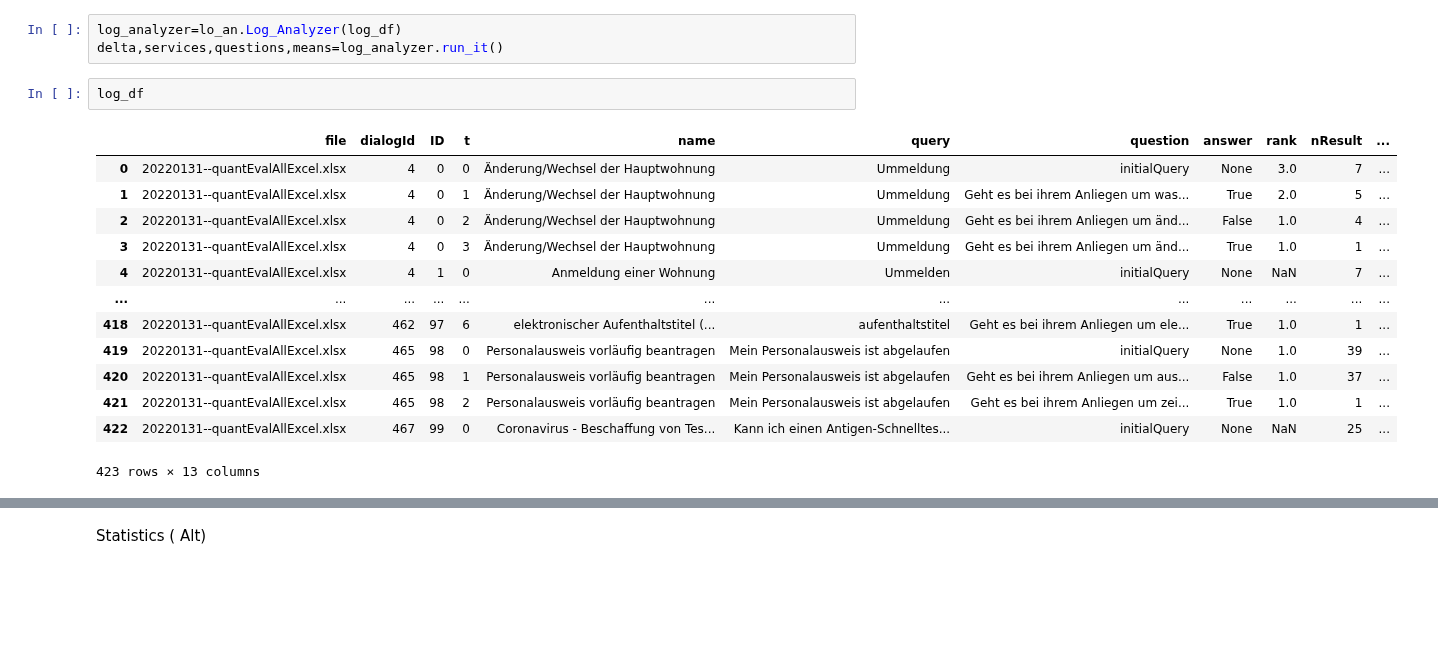
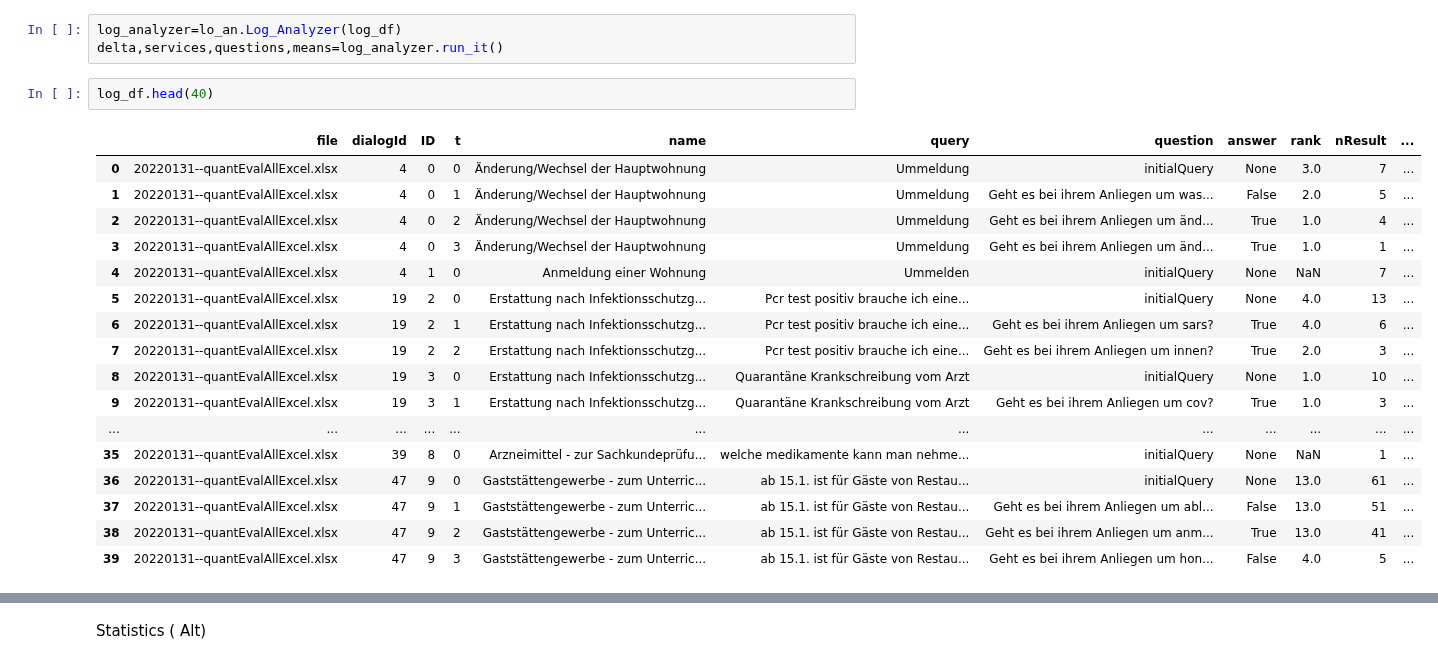
Before and after one commit to moritzwassmer/PJDS_chatbot, a Jupyter notebook: CodingDirectory/Clustering/evaluation.ipynb, the cells around one changed output, grey strips where cells are left out. Cells and saved outputs as stored; diff of their text form; blank space fills up the shorter version.

```diff
--- a/CodingDirectory/Clustering/evaluation.ipynb
+++ b/CodingDirectory/Clustering/evaluation.ipynb
@@ -188,21 +181,25 @@ import Modules.log_analyzer as lo_an
 log_analyzer=lo_an.Log_Analyzer(log_df)
 delta,services,questions,means=log_analyzer.run_it()
 # %%
-log_df
+log_df.head(40)
 # %% [output]
 |  | file | dialogId | ID | t | name | query | question | answer | rank | nResult | ... |
 | 0 | 20220131--quantEvalAllExcel.xlsx | 4 | 0 | 0 | Änderung/Wechsel der Hauptwohnung | Ummeldung | initialQuery | None | 3.0 | 7 | ... |
-| 1 | 20220131--quantEvalAllExcel.xlsx | 4 | 0 | 1 | Änderung/Wechsel der Hauptwohnung | Ummeldung | Geht es bei ihrem Anliegen um was... | True | 2.0 | 5 | ... |
-| 2 | 20220131--quantEvalAllExcel.xlsx | 4 | 0 | 2 | Änderung/Wechsel der Hauptwohnung | Ummeldung | Geht es bei ihrem Anliegen um änd... | False | 1.0 | 4 | ... |
+| 1 | 20220131--quantEvalAllExcel.xlsx | 4 | 0 | 1 | Änderung/Wechsel der Hauptwohnung | Ummeldung | Geht es bei ihrem Anliegen um was... | False | 2.0 | 5 | ... |
+| 2 | 20220131--quantEvalAllExcel.xlsx | 4 | 0 | 2 | Änderung/Wechsel der Hauptwohnung | Ummeldung | Geht es bei ihrem Anliegen um änd... | True | 1.0 | 4 | ... |
 | 3 | 20220131--quantEvalAllExcel.xlsx | 4 | 0 | 3 | Änderung/Wechsel der Hauptwohnung | Ummeldung | Geht es bei ihrem Anliegen um änd... | True | 1.0 | 1 | ... |
 | 4 | 20220131--quantEvalAllExcel.xlsx | 4 | 1 | 0 | Anmeldung einer Wohnung | Ummelden | initialQuery | None | NaN | 7 | ... |
+| 5 | 20220131--quantEvalAllExcel.xlsx | 19 | 2 | 0 | Erstattung nach Infektionsschutzg... | Pcr test positiv brauche ich eine... | initialQuery | None | 4.0 | 13 | ... |
+| 6 | 20220131--quantEvalAllExcel.xlsx | 19 | 2 | 1 | Erstattung nach Infektionsschutzg... | Pcr test positiv brauche ich eine... | Geht es bei ihrem Anliegen um sars? | True | 4.0 | 6 | ... |
+| 7 | 20220131--quantEvalAllExcel.xlsx | 19 | 2 | 2 | Erstattung nach Infektionsschutzg... | Pcr test positiv brauche ich eine... | Geht es bei ihrem Anliegen um innen? | True | 2.0 | 3 | ... |
+| 8 | 20220131--quantEvalAllExcel.xlsx | 19 | 3 | 0 | Erstattung nach Infektionsschutzg... | Quarantäne Krankschreibung vom Arzt | initialQuery | None | 1.0 | 10 | ... |
+| 9 | 20220131--quantEvalAllExcel.xlsx | 19 | 3 | 1 | Erstattung nach Infektionsschutzg... | Quarantäne Krankschreibung vom Arzt | Geht es bei ihrem Anliegen um cov? | True | 1.0 | 3 | ... |
 | ... | ... | ... | ... | ... | ... | ... | ... | ... | ... | ... | ... |
-| 418 | 20220131--quantEvalAllExcel.xlsx | 462 | 97 | 6 | elektronischer Aufenthaltstitel (... | aufenthaltstitel | Geht es bei ihrem Anliegen um ele... | True | 1.0 | 1 | ... |
-| 419 | 20220131--quantEvalAllExcel.xlsx | 465 | 98 | 0 | Personalausweis vorläufig beantragen | Mein Personalausweis ist abgelaufen | initialQuery | None | 1.0 | 39 | ... |
-| 420 | 20220131--quantEvalAllExcel.xlsx | 465 | 98 | 1 | Personalausweis vorläufig beantragen | Mein Personalausweis ist abgelaufen | Geht es bei ihrem Anliegen um aus... | False | 1.0 | 37 | ... |
-| 421 | 20220131--quantEvalAllExcel.xlsx | 465 | 98 | 2 | Personalausweis vorläufig beantragen | Mein Personalausweis ist abgelaufen | Geht es bei ihrem Anliegen um zei... | True | 1.0 | 1 | ... |
-| 422 | 20220131--quantEvalAllExcel.xlsx | 467 | 99 | 0 | Coronavirus - Beschaffung von Tes... | Kann ich einen Antigen-Schnelltes... | initialQuery | None | NaN | 25 | ... |
+| 35 | 20220131--quantEvalAllExcel.xlsx | 39 | 8 | 0 | Arzneimittel - zur Sachkundeprüfu... | welche medikamente kann man nehme... | initialQuery | None | NaN | 1 | ... |
+| 36 | 20220131--quantEvalAllExcel.xlsx | 47 | 9 | 0 | Gaststättengewerbe - zum Unterric... | ab 15.1. ist für Gäste von Restau... | initialQuery | None | 13.0 | 61 | ... |
+| 37 | 20220131--quantEvalAllExcel.xlsx | 47 | 9 | 1 | Gaststättengewerbe - zum Unterric... | ab 15.1. ist für Gäste von Restau... | Geht es bei ihrem Anliegen um abl... | False | 13.0 | 51 | ... |
+| 38 | 20220131--quantEvalAllExcel.xlsx | 47 | 9 | 2 | Gaststättengewerbe - zum Unterric... | ab 15.1. ist für Gäste von Restau... | Geht es bei ihrem Anliegen um anm... | True | 13.0 | 41 | ... |
+| 39 | 20220131--quantEvalAllExcel.xlsx | 47 | 9 | 3 | Gaststättengewerbe - zum Unterric... | ab 15.1. ist für Gäste von Restau... | Geht es bei ihrem Anliegen um hon... | False | 4.0 | 5 | ... |
-423 rows × 13 columns
 # %%
 means
 # %% [output]
```
Also changed, not shown: parts of 5 cells of this notebook, 1 other file.
